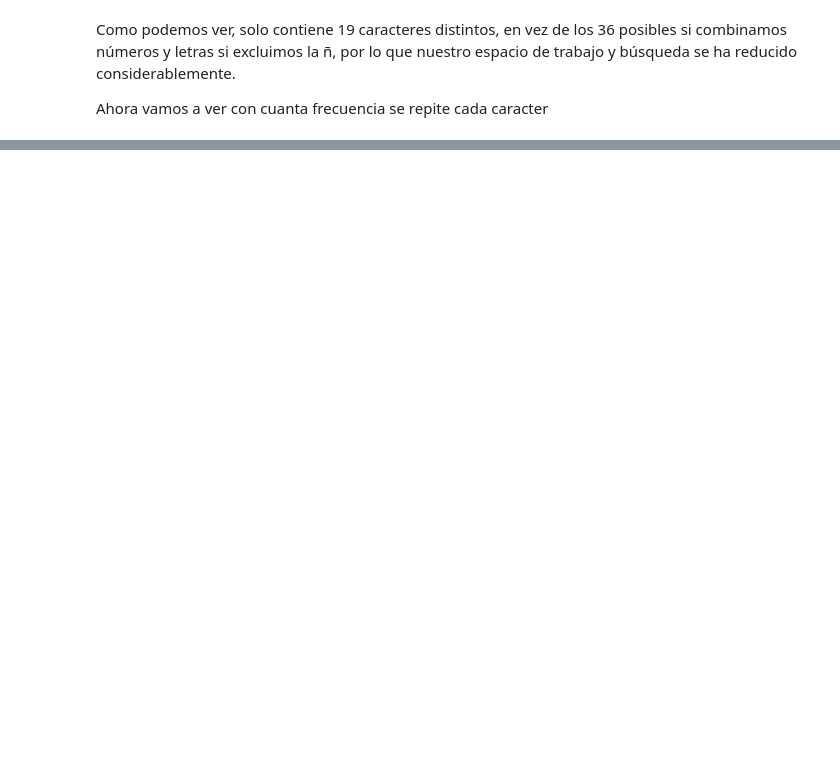
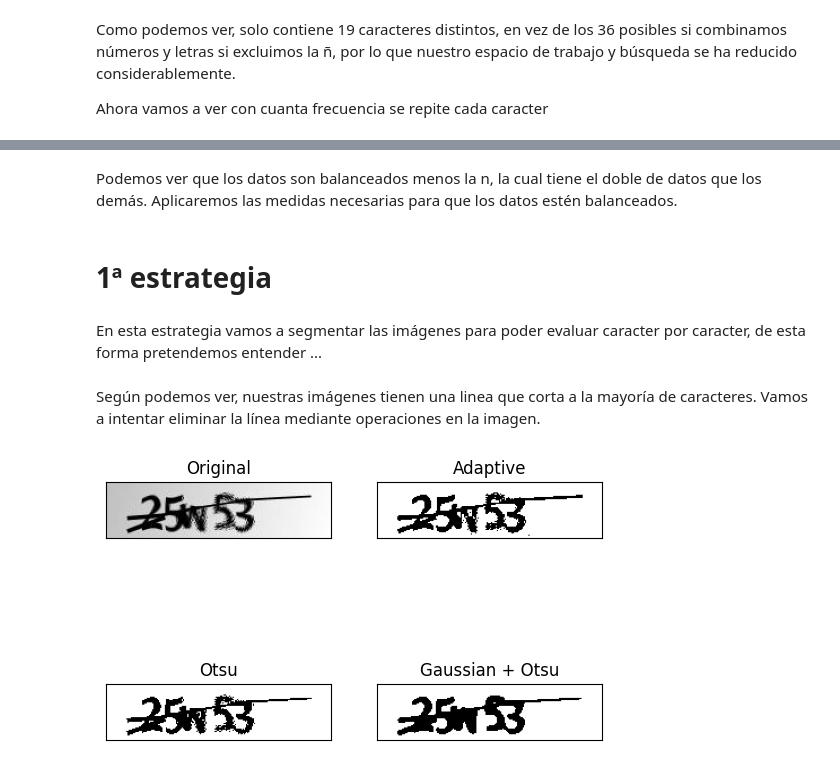
Before and after one commit to cabamarcos/Captcha_recognition, a Jupyter notebook: IAO.ipynb, the cells around one changed output, grey strips where cells are left out. Saved outputs shown, nothing was run; the diff lists cells and outputs as text; code cells hidden in the pictures; blank space fills up the shorter version.

Commit message:
Empezando primera estrategia

```diff
--- a/IAO.ipynb
+++ b/IAO.ipynb
@@ -133,0 +135,32 @@ plt.show()
+# %% [markdown]
+Podemos ver que los datos son balanceados menos la n, la cual tiene el doble de datos que los demás. Aplicaremos las medidas necesarias para que los datos estén balanceados.
+# %% [markdown]
+# 1ª estrategia
+# %% [markdown]
+En esta estrategia vamos a segmentar las imágenes para poder evaluar caracter por caracter, de esta forma pretendemos entender ...
+# %% [markdown]
+Según podemos ver, nuestras imágenes tienen una linea que corta a la mayoría de caracteres. Vamos a intentar eliminar la línea mediante operaciones en la imagen.
+# %%
+img = cv2.imread('25w53.png', 0)
+
+# Umbral adaptativo
+th = cv2.adaptiveThreshold(img, 255, cv2.ADAPTIVE_THRESH_MEAN_C, cv2.THRESH_BINARY, 17, 2)
+
+# Umbral de Otsu
+ret2, th2 = cv2.threshold(img, 0, 255, cv2.THRESH_BINARY + cv2.THRESH_OTSU)
+
+# Umbral de Otsu con desenfoque Gaussiano
+blur = cv2.GaussianBlur(img, (5, 5), 0)
+ret3, th3 = cv2.threshold(blur, 0, 255, cv2.THRESH_BINARY + cv2.THRESH_OTSU)
+
+# Gráficos
+titles = ['Original', 'Adaptive', 'Otsu', 'Gaussian + Otsu']
+images = [img, th, th2, th3]
+for i in range(4):
+    plt.subplot(2, 2, i + 1), plt.imshow(images[i], 'gray')
+    plt.title(titles[i])
+    plt.xticks([]), plt.yticks([])
+
+plt.show()
+# %% [output]
+[figure, added]
```
Also changed, not shown: parts of 14 cells of this notebook.
